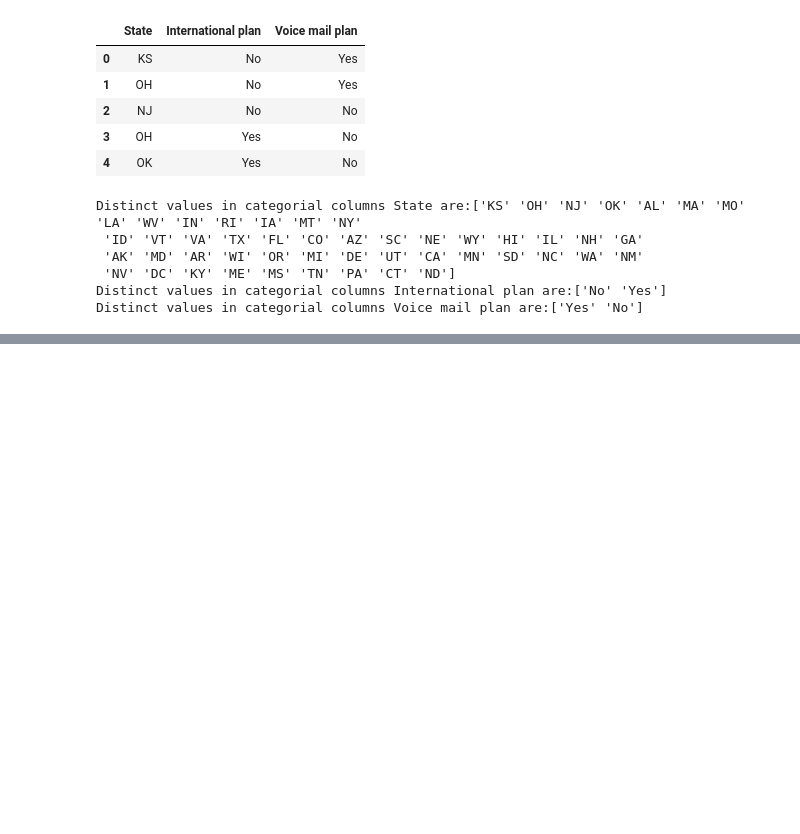
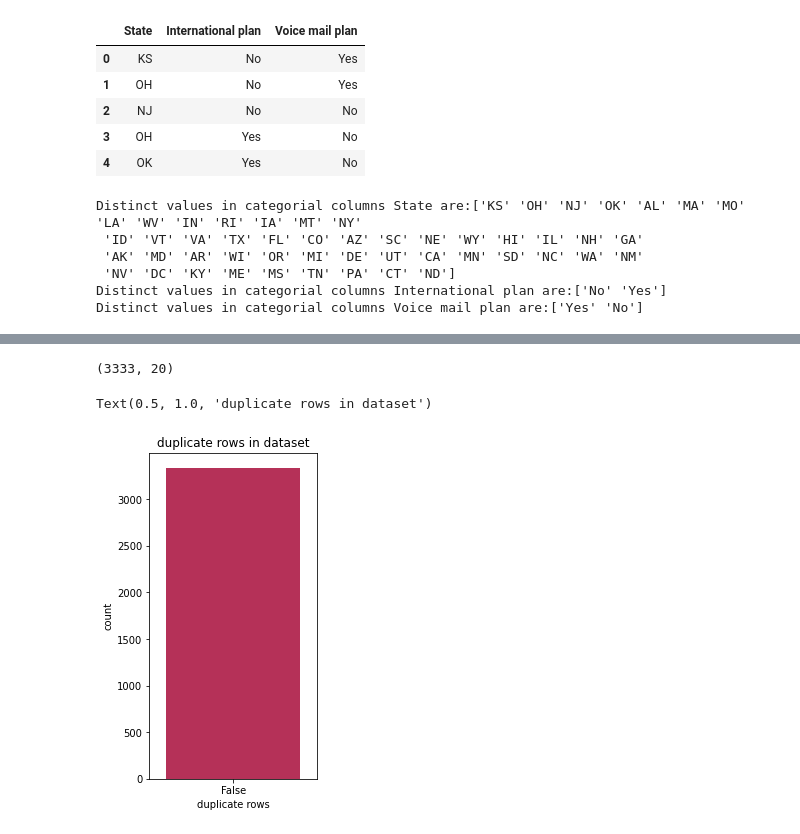
Before and after one commit to shobhi1998/Telecom-Churn-Analysis, a Jupyter notebook: Telecom_Churn_Analysis_Capstone_Project_(1).ipynb, the cells around one changed output, grey strips where cells are left out. Saved outputs shown, nothing was run; the diff lists cells and outputs as text; code cells hidden in the pictures; blank space fills up the shorter version.

```diff
--- a/Telecom_Churn_Analysis_Capstone_Project_(1).ipynb
+++ b/Telecom_Churn_Analysis_Capstone_Project_(1).ipynb
@@ -113,0 +130,15 @@ Distinct values in categorial columns Voice mail plan are:['Yes' 'No']
+# %%
+#check null values
+df.shape
+# %% [output]
+(3333, 20)
+# %%
+#duplicate rows
+plt.figure(figsize=(3,6))
+sns.countplot(x=df.duplicated(),palette='rocket')
+plt.xlabel('duplicate rows')
+plt.ylabel('count')
+plt.title('duplicate rows in dataset')
+# %% [output]
+Text(0.5, 1.0, 'duplicate rows in dataset')
+[figure, added]
```
Also changed, not shown: parts of 3 cells of this notebook.
